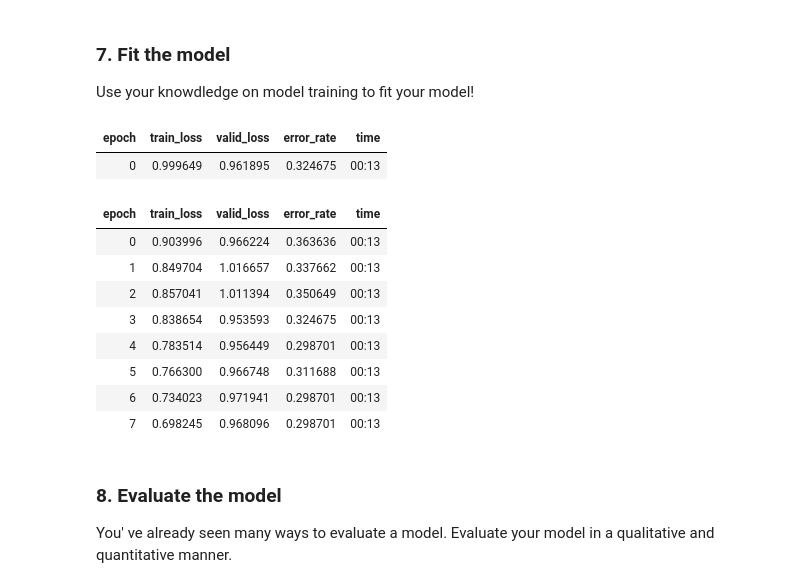
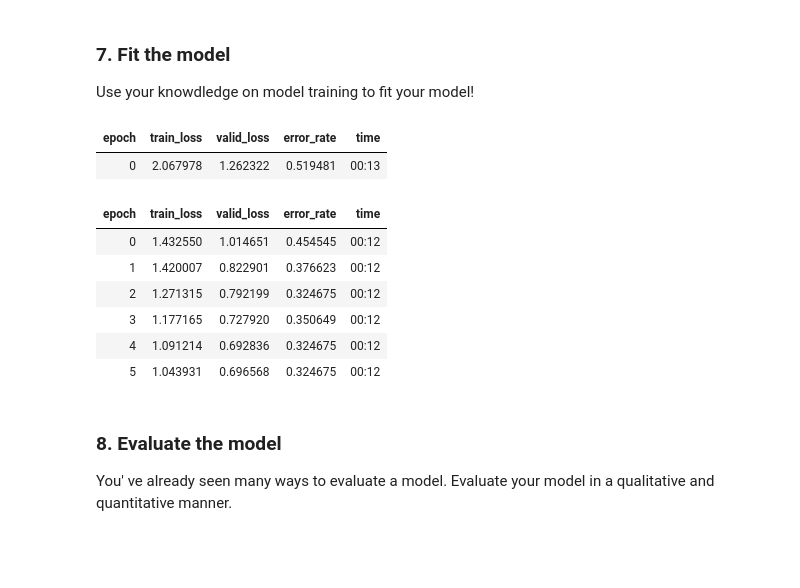
Before and after one commit to pds2021/a5-fino-git, a Jupyter notebook: Assignment_5.ipynb, the cells around one changed output. Cells and saved outputs as stored; diff of their text form; code cells hidden in the pictures; blank space fills up the shorter version.

```diff
--- a/Assignment_5.ipynb
+++ b/Assignment_5.ipynb
@@ -108,8 +108,8 @@ def search_images_ddg(key,max_n=150):
 #dear_types = 'whitetail','mule','axis','sika','red','caribou','elk','moose'
 #path = Path('dears')
 # %%
-dear_types = 'caribou','elk','moose'
-path = Path('dears')
+dear_types = 'caribou','moose','elk'
+path = Path('dears4')
 # %%
 if not path.exists(): path.mkdir()
 for o in dear_types:
@@ -191,19 +191,17 @@ Use your knowdledge on model training to fit your model!
 # %%
 # Write your code here
 
-learn.fine_tune(8)
+learn.fine_tune(6)
 # %% [output]
 | epoch | train_loss | valid_loss | error_rate | time |
-| 0 | 0.999649 | 0.961895 | 0.324675 | 00:13 |
+| 0 | 2.067978 | 1.262322 | 0.519481 | 00:13 |
 | epoch | train_loss | valid_loss | error_rate | time |
-| 0 | 0.903996 | 0.966224 | 0.363636 | 00:13 |
-| 1 | 0.849704 | 1.016657 | 0.337662 | 00:13 |
-| 2 | 0.857041 | 1.011394 | 0.350649 | 00:13 |
-| 3 | 0.838654 | 0.953593 | 0.324675 | 00:13 |
-| 4 | 0.783514 | 0.956449 | 0.298701 | 00:13 |
-| 5 | 0.766300 | 0.966748 | 0.311688 | 00:13 |
-| 6 | 0.734023 | 0.971941 | 0.298701 | 00:13 |
-| 7 | 0.698245 | 0.968096 | 0.298701 | 00:13 |
+| 0 | 1.432550 | 1.014651 | 0.454545 | 00:12 |
+| 1 | 1.420007 | 0.822901 | 0.376623 | 00:12 |
+| 2 | 1.271315 | 0.792199 | 0.324675 | 00:12 |
+| 3 | 1.177165 | 0.727920 | 0.350649 | 00:12 |
+| 4 | 1.091214 | 0.692836 | 0.324675 | 00:12 |
+| 5 | 1.043931 | 0.696568 | 0.324675 | 00:12 |
 # %% [markdown]
 ### 8. Evaluate the model
 
```
Also changed, not shown: parts of 15 cells of this notebook.
